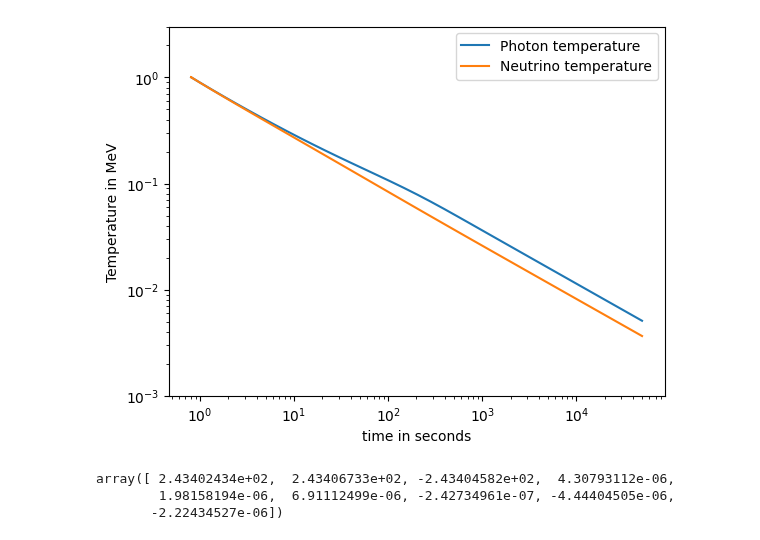
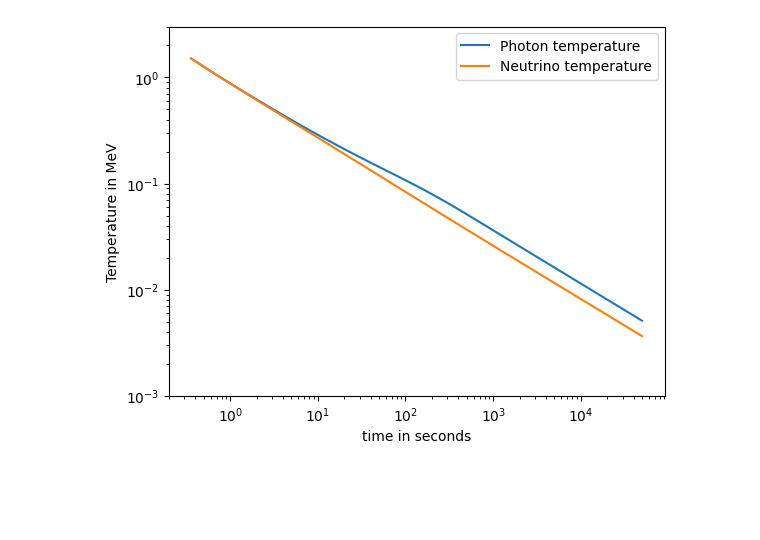
Before and after one commit to hansbdein/Speciale, a Jupyter notebook: log_pna_net.ipynb, the cells around one changed output. Cells and saved outputs as stored; diff of their text form; code cells hidden in the pictures; blank space fills up the shorter version.

```diff
--- a/log_pna_net.ipynb
+++ b/log_pna_net.ipynb
@@ -45,7 +46,7 @@ gcm3=232012         #conversion factor for g/cm^3
 meter=5.068e12      #conversion factor for m
 cm=5.068e10         #conversion factor for cm
 barn=389.4          #conversion factor for barn
-T_ini=1             #initial temperature in MeV
+T_ini=1.5             #initial temperature in MeV
 e_mass=0.51099895   #electron mass in MeV
 z_ini=e_mass/T_ini
 
@@ -181,32 +182,32 @@ sol = integrate.solve_ivp(dbackground, t_range, [T_ini,h_ini,1],method='Radau')#
 
 plt.figure()
 # Plot the Temperature
 plt.plot(sol.t/timeunit, sol.y[0], label='Photon temperature')
 
 # Test with completely radiation dominated universe
 t_space=sol.t
 T_approx=np.sqrt(1.226*10**21/t_space)
 #T_approx=1/np.sqrt(t_space/timeunit)/10.4*TMeV2T9
 plt.plot(t_space/timeunit, T_ini/sol.y[2], label='Neutrino temperature')
 
 
 #plot the scale factor
 #plt.plot(sol.t/timeunit, sol.y[2]/1e3, label='scale factor')
 
 #fix the axis
 plt.xlabel('time in seconds')
 plt.ylabel('Temperature in MeV')
 
 plt.xscale('log')
 plt.yscale('log')
 
 # plt.xlim((0.1, 2e5))
 plt.ylim((1e-3,3))
 
 plt.legend()
 plt.show()
 
 #plt.figure
 # %% [output]
-[figure, old version]
+[figure, new version]
 # %%
@@ -214,31 +215 @@ import bbn_test_integrate as bbn_n
 import He4_test_integrate as He4_n
-# %%
-#New Reaction rates
-
-
-#Old Reaction rates
-nNucs=9
-Y_ini=np.zeros(nNucs)+1e-20
-#Y_ini=np.array([1e-20 for i in range(nNucs)])
-
-Xn_ini = 1/(np.exp(Q/T_ini)+1)
-
-Y_ini[1] = 1 - Xn_ini    #Set initial proton mass fraction
-Y_ini[0] = Xn_ini        #Set initial neutron mass fraction
-Y_ini[2] = 1e-12         #Set initial deuterium mass fraction
-
-#mass of various nuclei converted to MeV
-m_n  =  1.0086649159  *M_u
-m_p  =  1.00782503190 *M_u
-m_d  =  2.01410177784 *M_u
-m_t  =  3.01604928132 *M_u
-m_He3 = 3.01602932197 *M_u
-m_He4 = 4.00260325413 *M_u
-
-#compile rates
-bbn_n.rhs(t_ini/timeunit, Y_ini,eta_ini*n_gamma_ini*m_p*gcm3, T_ini*TMeV2T9*1e9)
-#rhs(t, Y, rho, T):
-# %% [output]
-array([ 2.43402434e+02,  2.43406733e+02, -2.43404582e+02,  4.30793112e-06,
-        1.98158194e-06,  6.91112499e-06, -2.42734961e-07, -4.44404505e-06,
-       -2.22434527e-06])
```
Also changed, not shown: parts of 6 cells of this notebook, 4 other files.
